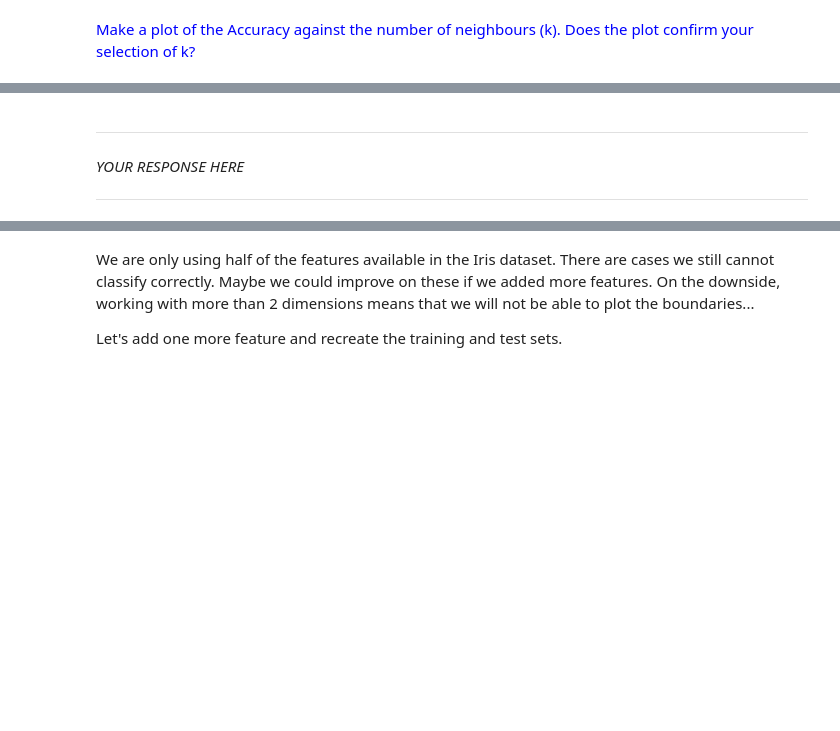
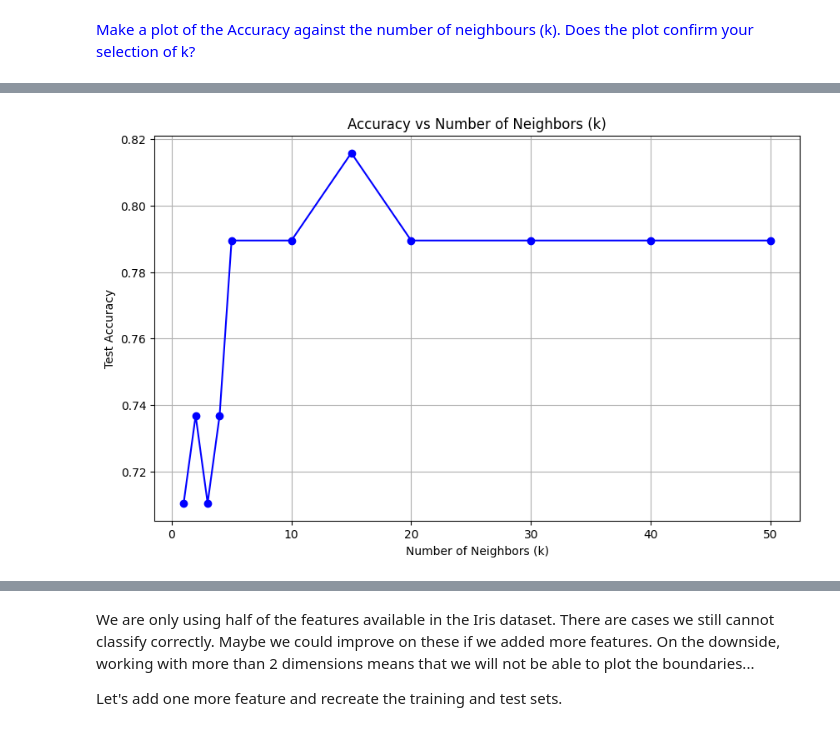
Before and after one commit to pbonar/UAB-data-engineering, a Jupyter notebook: labs/Labs 5 - KNN/Problems_KNN.ipynb, the cells around one changed output, grey strips where cells are left out. Saved outputs shown, nothing was run; the diff lists cells and outputs as text; code cells hidden in the pictures; blank space fills up the shorter version.

```diff
--- a/labs/Labs 5 - KNN/Problems_KNN.ipynb
+++ b/labs/Labs 5 - KNN/Problems_KNN.ipynb
@@ -278,6 +320,10 @@ fig, ax = plt.subplots(1, len(k_range), figsize = (7*len(k_range), 6), sharex=Tr
-# %% [markdown]
----
-
-*YOUR RESPONSE HERE*
-
----
+# %%
+plt.figure(figsize=(10, 6))
+plt.plot(results_table["k"], results_table["Test Accuracy"], marker='o', linestyle='-', color='b')
+plt.title("Accuracy vs Number of Neighbors (k)")
+plt.xlabel("Number of Neighbors (k)")
+plt.ylabel("Test Accuracy")
+plt.grid(True)
+plt.show()
+# %% [output]
+[figure, added]
```
Also changed, not shown: parts of 16 cells of this notebook.
